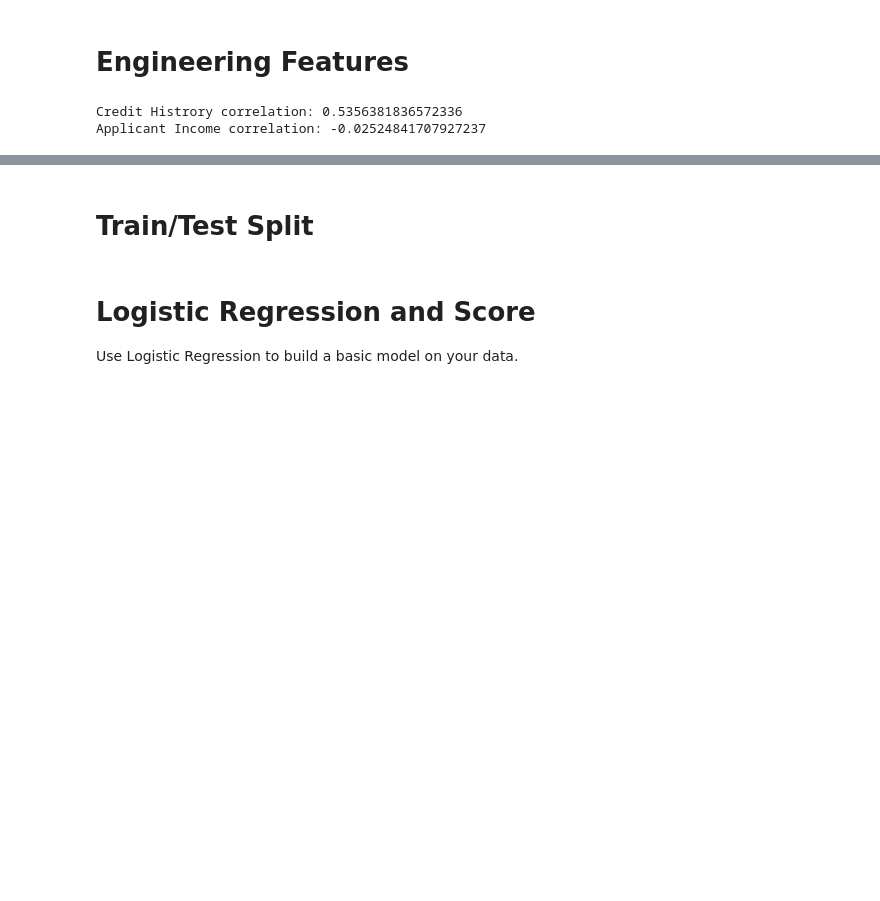
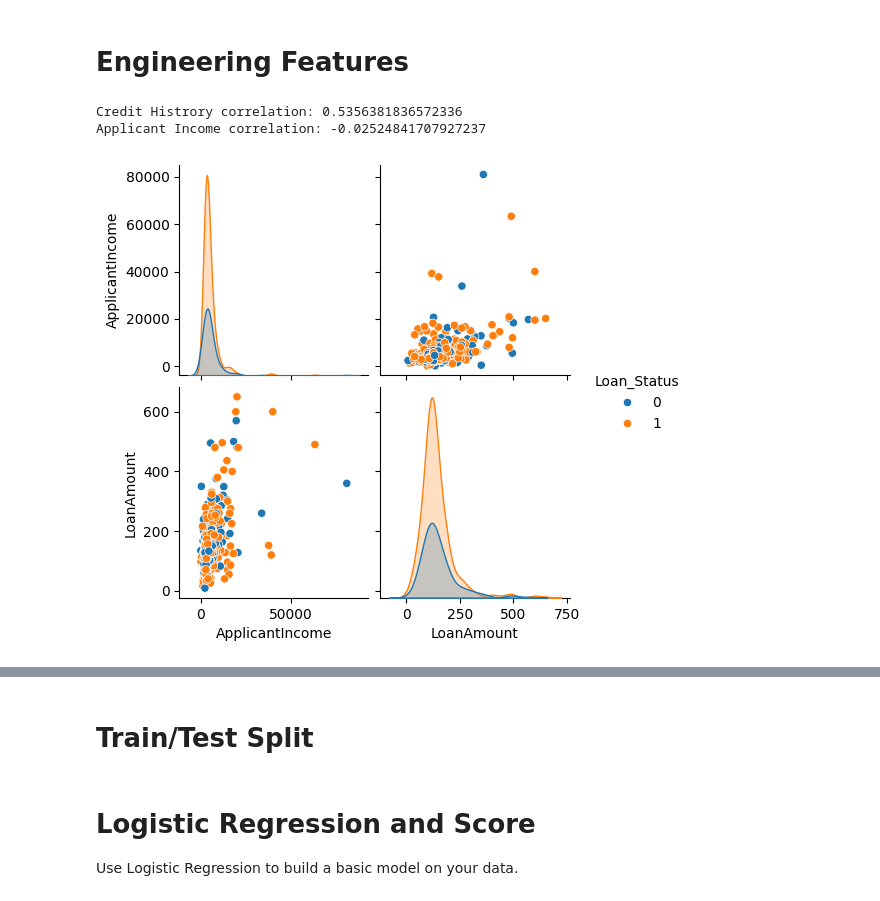
Before and after one commit to vbudhiraja/Loan-Approval-Application, a Jupyter notebook: LoanApprovalApplication.ipynb, the cells around one changed output, grey strips where cells are left out. Drawn from its saved outputs; the diff is of its cells as text; code cells hidden in the pictures; blank space fills up the shorter version.

```diff
--- a/LoanApprovalApplication.ipynb
+++ b/LoanApprovalApplication.ipynb
@@ -403,3 +407,8 @@ Credit Histrory correlation: 0.5356381836572336
 Applicant Income correlation: -0.02524841707927237
 # %%
 # This suggestes strong correlation with credit history. Also applicant income has little to no direct correlation with loan approval.
+# %%
+sns.pairplot(df[['ApplicantIncome', 'LoanAmount', 'Loan_Status']], hue='Loan_Status')
+plt.show()
+# %% [output]
+[figure, added]
```
Also changed, not shown: parts of 4 cells of this notebook.
